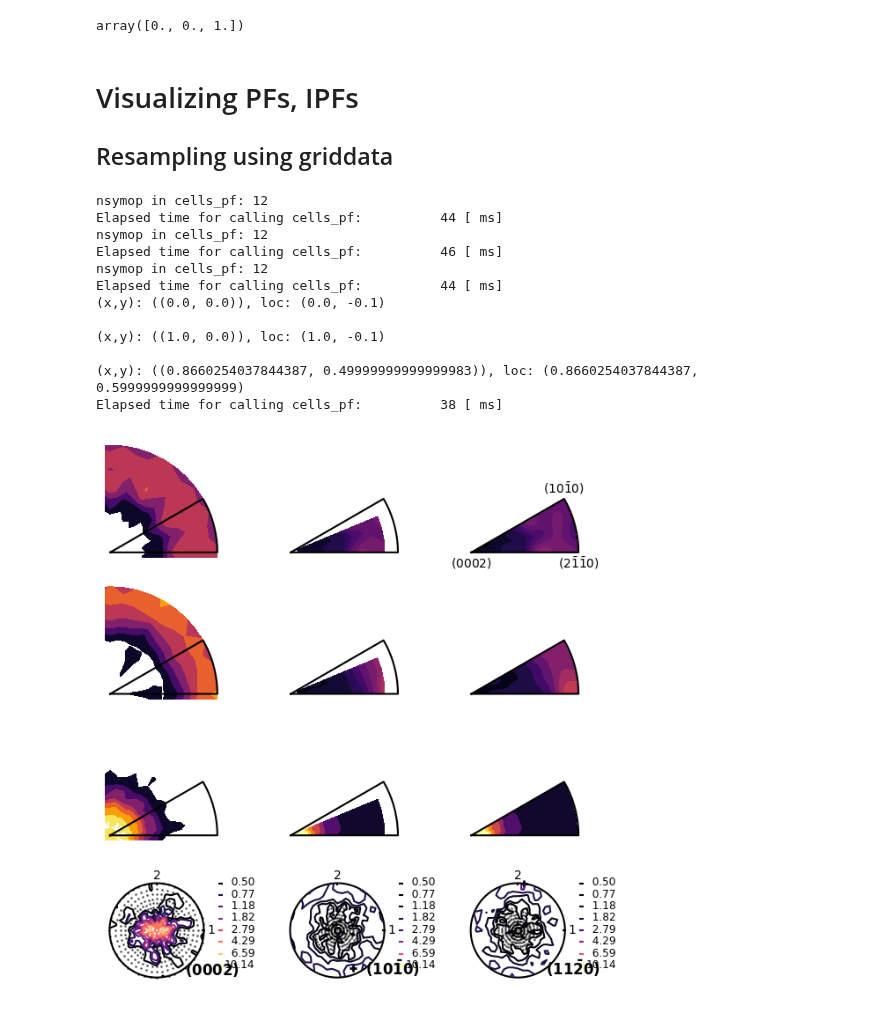
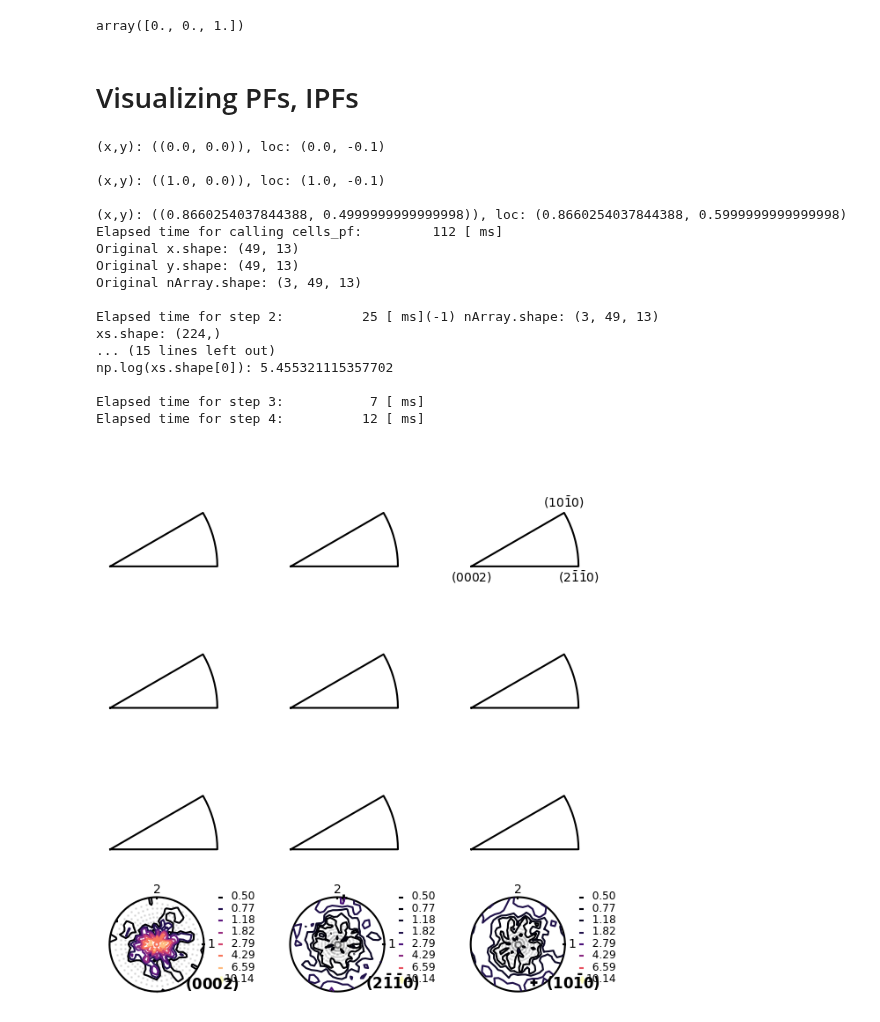
Before and after one commit to youngung/texture3, a Jupyter notebook: ipynb/ipf.ipynb, the cells around one changed output. Drawn from its saved outputs; the diff is of its cells as text; code cells hidden in the pictures.

```diff
--- a/ipynb/ipf.ipynb
+++ b/ipynb/ipf.ipynb
@@ -47,7 +47,6 @@ sym.calc_cvec(**kw)
 array([0., 0., 1.])
 # %% [markdown]
 # Visualizing PFs, IPFs
-## Resampling using griddata
 # %%
 if True:
     filename='/Users/youngung/repo/evpsc/matData/vpscData/AZ31_SCNU/AZ31_500.tex'
@@ -56,7 +55,7 @@ if True:
     csym, cdim, cang = sym.read_fnsx(fnsx)
 #    a=[0,0,0,2];b=[1,0,-1,0];c=[2,-1,-1,0]
     a=[0,0,0,2];b=[2,-1,-1,0];c=[1,0,-1,0]
-    cpoles=[[0,0,0,2],[1,0,-1,0],[1,1,-2,0]]
+    cpoles=[[0,0,0,2],[2,-1,-1,0],[1,0,-1,0]]
 if False:
     a=[0,0,1];b=[1,0,1];c=[1,1,1] ## boundary
     fnsx='/Users/youngung/repo/evpsc/matData/vpscData/LC_Mooyeong/eddq.sx'
@@ -72,65 +71,71 @@ if False:
     grs=np.loadtxt(filename,skiprows=4)
     cpoles=[[1,0,0],[0,1,0],[1,0,1]]
 
-orders=[1,10]
+orders=[1,1]
 poles=[[1,0,0],[0,1,0],[0,0,1]] ## inverse poles
 fig,axes=gen_fig(nrows=len(poles)+1,ncols=len(orders)+1)#,rowsize=1.0)
 dth=7.5; dph=7.5
-mypf=upf.polefigure(grains=grs[:,:],csym=csym,cang=cang,cdim=cdim)
+mypf=upf.polefigure(grains=grs[:,:],fnsx=fnsx)#csym=csym,cang=cang,cdim=cdim)
 triangle=upf.get_ipf_boundary(fnsx=fnsx,a=a,b=b,c=c,nres=10)
 circle=upf.__circle__()
 for ip, pole in enumerate(poles):
-    x,y,arr=mypf.pf_new(
-        axs=axes[ip,0:1],cmap='inferno',mode='fill',
-        poles=[pole],proj='ipf',dth=dth,dph=dph,mn=0,mx=5) ## sample axis 1
-    for i, order in enumerate(orders):
-        refined=scipy.ndimage.zoom(arr.T,order)
-        refined[refined<0]=0.
-        x_,y_=upf.xy_grid_from_shape(refined.T.shape)
-        if True:
-            mask=upf.gen_mask(triangle,shape=x_.shape,x=x_,y=y_)
-            refined=np.ma.array(refined.T,mask=mask)
-        else:
-            refined=refined.T
-        cnt=axes[ip,1+i].contourf(x_,y_,refined,vmin=0,vmax=5,cmap='inferno')
-        #if ip==2: plt.colorbar(cnt)
+    #x,y,arr=mypf.pf_new(
+    #    axs=axes[ip,0:1],cmap='inferno',mode='fill',
+    #    poles=[pole],proj='ipf',dth=dth,dph=dph,mn=0,mx=5,ismooth=10) ## sample axis 1
+    #for i, order in enumerate(orders):
+    #    refined=scipy.ndimage.zoom(arr.T,order)
+    #    refined[refined<0]=0.
+    #    x_,y_=upf.xy_grid_from_shape(refined.T.shape)
+    #    if True:
+    #        mask=upf.gen_mask(triangle,shape=x_.shape,x=x_,y=y_)
+    #        refined=np.ma.array(refined.T,mask=mask)
+    #    else:
+    #        refined=refined.T
+    #    cnt=axes[ip,1+i].contourf(x_,y_,refined,vmin=0,vmax=5,cmap='inferno')
+    #    #if ip==2: plt.colorbar(cnt)
+    pass
 ## deco
 for i, ax in enumerate(axes[:-1,:].flatten()):
     ax.set_axis_off()
     ax.plot(*triangle,zorder=10,c='k')
     ax.set_aspect('equal')
     #ax.plot(*upf.__circle__(),'-k')
 for i, ax in enumerate(axes[:-1,:].flatten()):
     ax.set_xlim(-0.05,1.05)
     ax.set_ylim(-0.05,1.05)
 
 for j, miller in enumerate([a,b,c]):
     x,y=upf.projection(-sym.calc_cvec(miller=miller,fnsx=fnsx))
     t=''
     for i, v in enumerate(miller):
         #if v>0: t='%i'%v
         if v<0: tx=r'\bar{%i}'%-v
         else: tx='%i'%v
         t=f'{t}%s'%tx
     t=rf'$({t})$'
     if j<2 : loc=(x,y-0.1)
     if j==2: loc=(x,y+0.1)
     print(f'\n(x,y): ({x,y}), loc: {loc}')
     axes[0,-1].text(*loc,t,va='center',ha='center')
 
 ## plot pole figures
 mypf.pf_new(axs=axes[-1,:],poles=cpoles,dth=dth,dph=dph,csym=csym,cang=cang,cdim=cdim)
 # %% [output]
-nsymop in cells_pf: 12
-Elapsed time for calling cells_pf:          44 [ ms]
-nsymop in cells_pf: 12
-Elapsed time for calling cells_pf:          46 [ ms]
-nsymop in cells_pf: 12
-Elapsed time for calling cells_pf:          44 [ ms]
 (x,y): ((0.0, 0.0)), loc: (0.0, -0.1)
 
 (x,y): ((1.0, 0.0)), loc: (1.0, -0.1)
 
-(x,y): ((0.8660254037844387, 0.49999999999999983)), loc: (0.8660254037844387, 0.5999999999999999)
-Elapsed time for calling cells_pf:          38 [ ms]
+(x,y): ((0.8660254037844388, 0.4999999999999998)), loc: (0.8660254037844388, 0.5999999999999998)
+Elapsed time for calling cells_pf:         112 [ ms]
+Original x.shape: (49, 13)
+Original y.shape: (49, 13)
+Original nArray.shape: (3, 49, 13)
+
+Elapsed time for step 2:          25 [ ms](-1) nArray.shape: (3, 49, 13)
+xs.shape: (224,)
+... (15 lines left out)
+np.log(xs.shape[0]): 5.455321115357702
+
+Elapsed time for step 3:           7 [ ms]
+Elapsed time for step 4:          12 [ ms]
-[figure, old version]
+[figure, new version]
```
Also changed, not shown: parts of 3 cells of this notebook, 1 other file.
